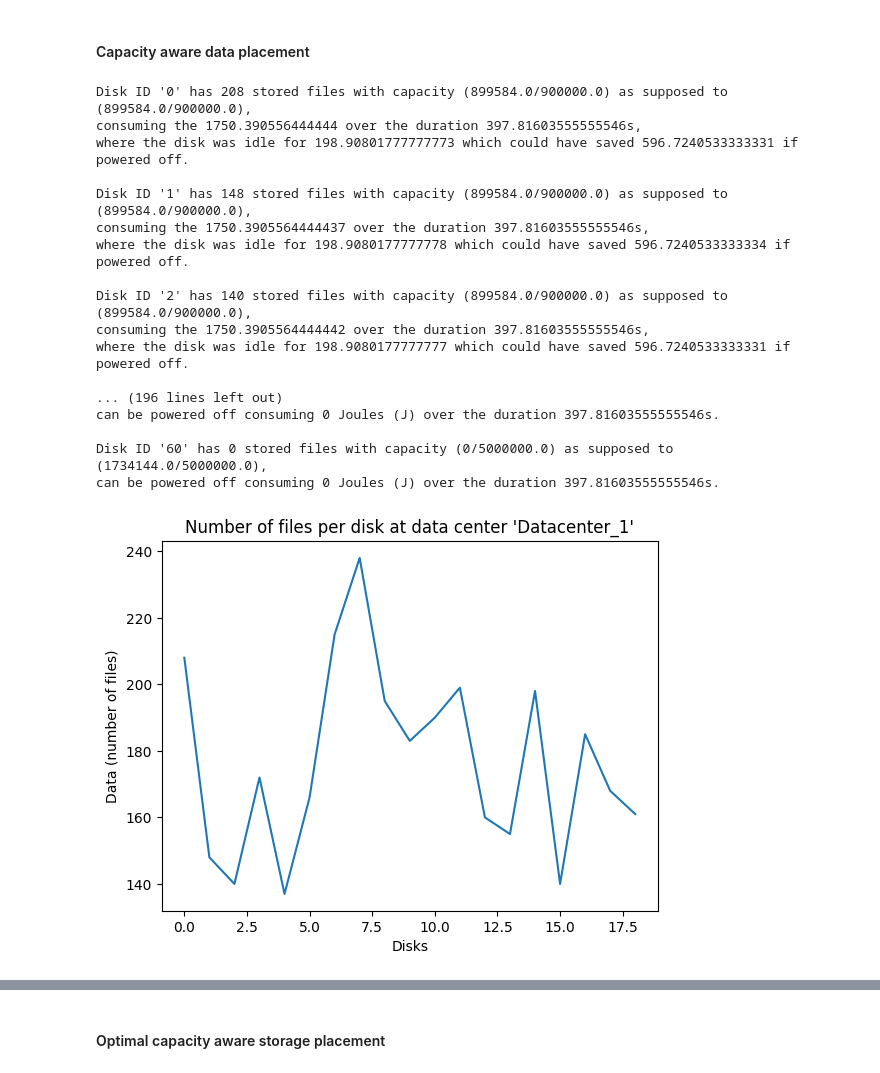
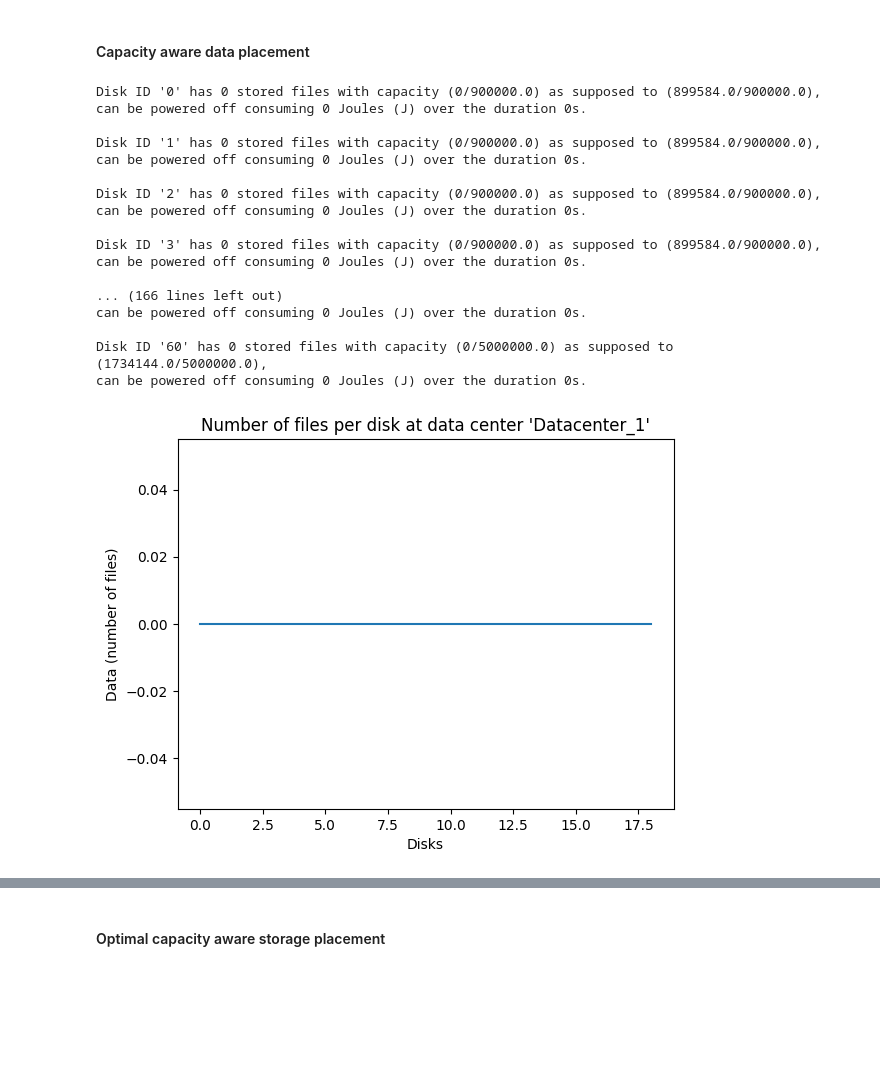
Before and after one commit to KhalidAFarah/cloud-energy-efficiency, a Jupyter notebook: evaluation/storage_placement.ipynb, the cells around one changed output, grey strips where cells are left out. Cells and saved outputs as stored; diff of their text form; code cells hidden in the pictures; blank space fills up the shorter version.

```diff
--- a/evaluation/storage_placement.ipynb
+++ b/evaluation/storage_placement.ipynb
@@ -20,6 +20,9 @@ dataset.head()
 #### Current data placement
 # %%
 labels = np.unique(dataset['datacenter_name'])
+max_limit = 1
+min_limit = 0.95
+
 duration = dataset['duration'][0]
 files_per_datacenter = np.array([])
 files_per_host = np.array([])
@@ -38,6 +41,8 @@ datacenter_total_capacity = np.array([])
 datacenter_total_duration = np.array([])
 
 datacenter_disks = np.array([])
+datacenter_disks_overutilized = np.array([])
+datacenter_disks_underutilized = np.array([])
 datacenter_current_disks_powered_on = np.array([])
 datacenter_current_disks_powered_off = np.array([])
 
@@ -48,6 +53,9 @@ datacenter_current_used_idle_duration = np.array([])
 
 for i in range(len(labels)):
     files_per_datacenter_per_host = np.array([])
+
+    under_utilized = 0
+    over_utilized = 0
 
     max_capacity = 0
     max_duration = 0
@@ -90,6 +98,11 @@ for i in range(len(labels)):
             used_capacity += sample['capacity_used']
             current_active_duration += sample['active_duration']
             current_idle_duration += (sample['duration'] - sample['active_duration'])
+
+            if sample['capacity_used'] / sample['storage_capacity'] < min_limit:
+                under_utilized += 1
+            elif sample['capacity_used'] / sample['storage_capacity'] > max_limit:
+                over_utilized += 1
         elif sample['is_active'] == False:
             disks_power_on += 1
             current_power += float(sample['idle_power'])
@@ -97,6 +110,11 @@ for i in range(len(labels)):
             used_capacity += sample['capacity_used']
             current_active_duration += sample['active_duration']
             current_idle_duration += (sample['duration'] - sample['active_duration'])
+
+            if sample['capacity_used'] / sample['storage_capacity'] < min_limit:
+                under_utilized += 1
+            elif sample['capacity_used'] / sample['storage_capacity'] > max_limit:
+                over_utilized += 1
         else:
             num_powered_down_disk += 1
             disks_power_off += 1
@@ -115,6 +133,8 @@ for i in range(len(labels)):
     datacenter_total_duration = np.append(datacenter_total_duration, max_duration)
 
     datacenter_disks = np.append(datacenter_disks, disks)
+    datacenter_disks_overutilized = np.append(datacenter_disks_overutilized, over_utilized)
+    datacenter_disks_underutilized = np.append(datacenter_disks_underutilized, under_utilized)
     datacenter_current_disks_powered_on = np.append(datacenter_current_disks_powered_on, disks_power_on)
     datacenter_current_disks_powered_off = np.append(datacenter_current_disks_powered_off, disks_power_off)
 
@@ -217,7 +237,6 @@ The number of powered down disks: 0
 # %% [markdown]
 #### Capacity aware data placement
 # %%
-
 disks = []
 files = []
 for i, sample in dataset.iterrows():
@@ -253,7 +272,8 @@ for index_disk, disk in enumerate(disks):
     used_storage = 0
     files_per_disk = []
     for file in files_copy:
-        if (file['filesize'] + used_storage) <= disk['storage_capacity']:
+        temp_utilization = ((file['filesize'] + used_storage) / disk['storage_capacity'])
+        if temp_utilization >= min_limit and temp_utilization < max_limit:
             used_storage += file['filesize']
             files_per_disk.append(file)
 
@@ -275,7 +295,11 @@ datacenter_new_placement_disk_max_power_consumed = np.zeros(len(labels))
 datacenter_new_placement_disk_power_consumed = np.zeros(len(labels))
 
 datacenter_new_placement_files = np.zeros(len(labels))
+datacenter_new_placement_overutilized = np.zeros(len(labels))
+datacenter_new_placement_underutilized = np.zeros(len(labels))
 datacenter_new_placement_used_capacity = np.zeros(len(labels))
+datacenter_new_placement_used_capacity = np.zeros(len(labels))
+datacenter_new_placement_used_or_unavailable_capacity = np.zeros(len(labels))
 datacenter_new_placement_used_total_time = np.zeros(len(labels))
 datacenter_new_placement_used_active_duration = np.zeros(len(labels))
 datacenter_new_placement_used_idle_duration = np.zeros(len(labels))
@@ -319,11 +343,13 @@ for index_disk, disk in enumerate(new_storage_placement):
 
     datacenter_new_placement_files[datacenter_index] += files
     datacenter_new_placement_disk_max_power_consumed[datacenter_index] += new_placement_max_time * disks[index_disk]['active_power']
-    if capacity_used == 0:
+    if capacity_used == 0 or disks[index_disk]['is_active'] == False or disks[index_disk]['active_duration'] == 0:
         datacenter_new_placement_disks_powered_off[datacenter_index] += 1
+        datacenter_new_placement_used_or_unavailable_capacity[datacenter_index] += disks[index_disk]['storage_capacity']
     else:
         datacenter_new_placement_disks_powered_on[datacenter_index] += 1
         datacenter_new_placement_used_capacity[datacenter_index] += capacity_used
+        datacenter_new_placement_used_or_unavailable_capacity[datacenter_index] += capacity_used
 
         datacenter_new_placement_used_active_duration[datacenter_index] += transaction_time
         datacenter_new_placement_used_idle_duration[datacenter_index] += new_placement_max_time - transaction_time
@@ -332,44 +358,50 @@ for index_disk, disk in enumerate(new_storage_placement):
         if transaction_time > 0:
             datacenter_new_placement_disk_power[datacenter_index] += disks[index_disk]['active_power']
             datacenter_new_placement_disk_power_consumed[datacenter_index] += disks[index_disk]['active_power'] * transaction_time
+
+        if capacity_used / disks[index_disk]['storage_capacity'] < min_limit:
+            datacenter_new_placement_underutilized[datacenter_index] += 1
+        elif capacity_used / disks[index_disk]['storage_capacity'] > max_limit:
+            datacenter_new_placement_overutilized[datacenter_index] += 1
+
 
     if files != 0:
         print(f"Disk ID '{index_disk}' has {files} stored files with capacity ({capacity_used}/{disks[index_disk]['storage_capacity']}) as supposed to ({disks[index_disk]['capacity_used']}/{disks[index_disk]['storage_capacity']}),\nconsuming the {(disks[index_disk]['active_power']*transaction_time) + (disks[index_disk]['idle_power']*(new_placement_max_time - transaction_time))} over the duration {new_placement_max_time}s,\nwhere the disk was idle for {new_placement_max_time - transaction_time} which could have saved {disks[index_disk]['idle_power']*(new_placement_max_time - transaction_time)} if powered off.\n")
     else:
         print(f"Disk ID '{index_disk}' has {files} stored files with capacity ({capacity_used}/{disks[index_disk]['storage_capacity']}) as supposed to ({disks[index_disk]['capacity_used']}/{disks[index_disk]['storage_capacity']}),\ncan be powered off consuming 0 Joules (J) over the duration {new_placement_max_time}s.\n")
 
 for key in new_data_placement_per_datacenter_per_disk.keys():
     plt.plot(np.arange(len(new_data_placement_per_datacenter_per_disk[key])), new_data_placement_per_datacenter_per_disk[key], label="Files per host")
     plt.xlabel("Disks")
     plt.ylabel("Data (number of files)")
     plt.title(f"Number of files per disk at data center '{key}'")
     #plt.legend()
     plt.savefig(f"../figs/storage/storage_placement/{key.lower()}_simple_capacity_aware_placement.eps", format="eps")
     plt.show()
 
 plt.plot(np.arange(len(new_data_placement_per_disk)), new_data_placement_per_disk, label="Files per host")
 plt.xlabel("Disks")
 plt.ylabel("Data (number of files)")
 plt.title("Number of files per disks")
 #plt.legend()
 plt.savefig(f"../figs/storage/storage_placement/cloud_provider_simple_capacity_aware_placement.eps", format="eps")
 plt.show()
 # %% [output]
-Disk ID '0' has 208 stored files with capacity (899584.0/900000.0) as supposed to (899584.0/900000.0),
-consuming the 1750.390556444444 over the duration 397.81603555555546s,
-where the disk was idle for 198.90801777777773 which could have saved 596.7240533333331 if powered off.
+Disk ID '0' has 0 stored files with capacity (0/900000.0) as supposed to (899584.0/900000.0),
+can be powered off consuming 0 Joules (J) over the duration 0s.
 
-Disk ID '1' has 148 stored files with capacity (899584.0/900000.0) as supposed to (899584.0/900000.0),
-consuming the 1750.3905564444437 over the duration 397.81603555555546s,
-where the disk was idle for 198.9080177777778 which could have saved 596.7240533333334 if powered off.
+Disk ID '1' has 0 stored files with capacity (0/900000.0) as supposed to (899584.0/900000.0),
+can be powered off consuming 0 Joules (J) over the duration 0s.
 
-Disk ID '2' has 140 stored files with capacity (899584.0/900000.0) as supposed to (899584.0/900000.0),
-consuming the 1750.3905564444442 over the duration 397.81603555555546s,
-where the disk was idle for 198.9080177777777 which could have saved 596.7240533333331 if powered off.
+Disk ID '2' has 0 stored files with capacity (0/900000.0) as supposed to (899584.0/900000.0),
+can be powered off consuming 0 Joules (J) over the duration 0s.
 
-... (196 lines left out)
-can be powered off consuming 0 Joules (J) over the duration 397.81603555555546s.
+Disk ID '3' has 0 stored files with capacity (0/900000.0) as supposed to (899584.0/900000.0),
+can be powered off consuming 0 Joules (J) over the duration 0s.
+
+... (166 lines left out)
+can be powered off consuming 0 Joules (J) over the duration 0s.
 
 Disk ID '60' has 0 stored files with capacity (0/5000000.0) as supposed to (1734144.0/5000000.0),
-can be powered off consuming 0 Joules (J) over the duration 397.81603555555546s.
+can be powered off consuming 0 Joules (J) over the duration 0s.
-[figure, old version]
+[figure, new version]
```
Also changed, not shown: parts of 7 cells of this notebook.
